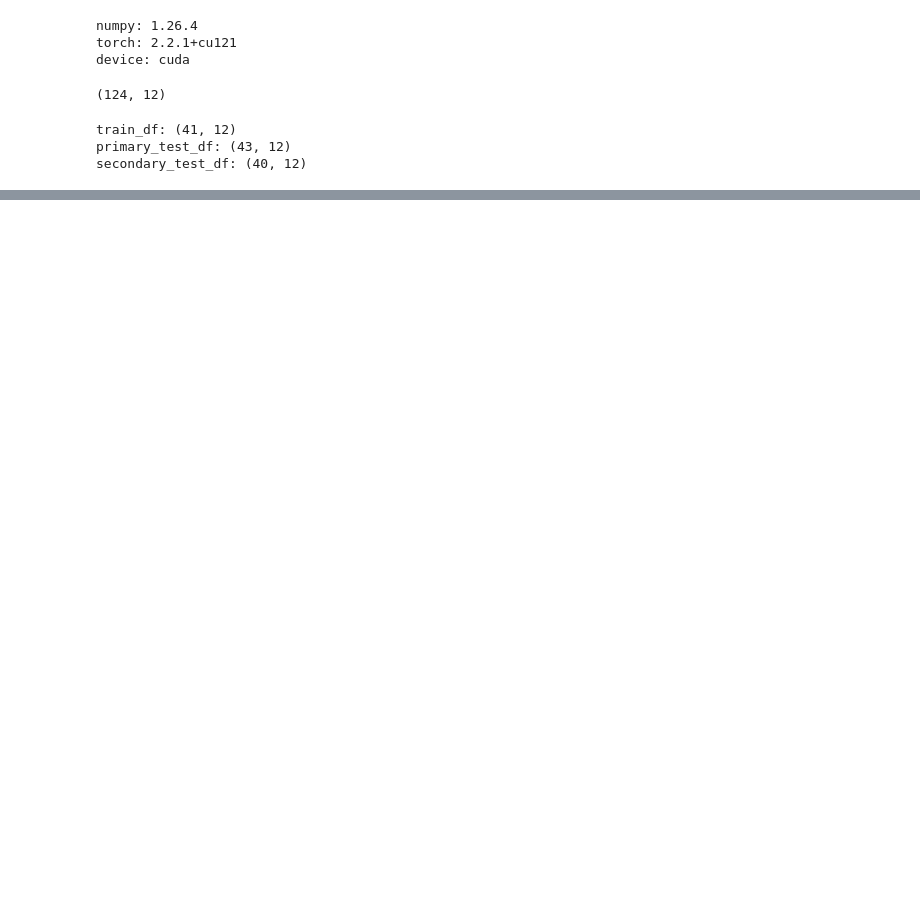
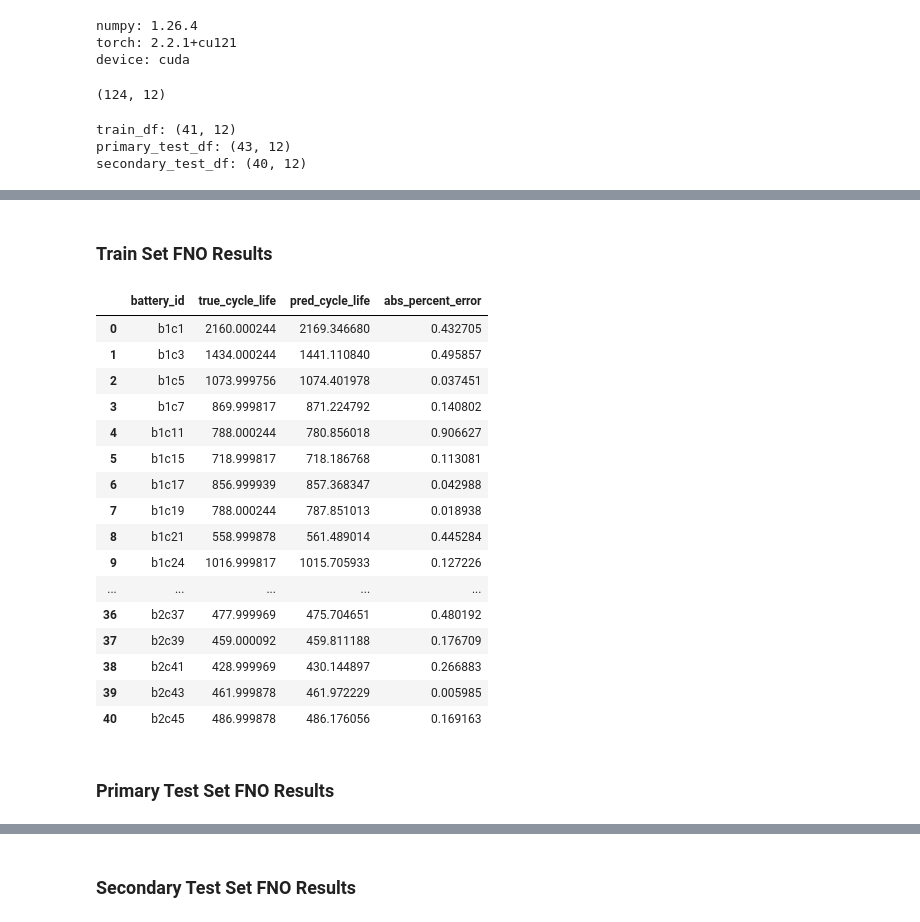
Before and after one commit to KaiWoessner/ECE228_Battery_Project, a Jupyter notebook: fno_model.ipynb, the cells around one changed output, grey strips where cells are left out. Drawn from its saved outputs; the diff is of its cells as text; code cells hidden in the pictures; blank space fills up the shorter version.

```diff
--- a/fno_model.ipynb
+++ b/fno_model.ipynb
@@ -851,0 +854,65 @@ plt.show()
+# %%
+def make_fno_results(battery_ids, true_cycle_life, pred_cycle_life):
+    battery_ids = np.asarray(battery_ids).ravel()
+    true_cycle_life = np.asarray(true_cycle_life).ravel()
+    pred_cycle_life = np.asarray(pred_cycle_life).ravel()
+
+    return pd.DataFrame({
+        "battery_id": battery_ids,
+        "true_cycle_life": true_cycle_life,
+        "pred_cycle_life": pred_cycle_life,
+        "abs_percent_error": (
+            np.abs(pred_cycle_life - true_cycle_life)
+            / true_cycle_life
+            * 100
+        )
+    })
+
+
+train_fno_results = make_fno_results(
+    train_ids,
+    train_true,
+    train_pred
+)
+
+primary_fno_results = make_fno_results(
+    primary_ids,
+    primary_true,
+    primary_pred
+)
+
+secondary_fno_results = make_fno_results(
+    secondary_ids,
+    secondary_true,
+    secondary_pred
+)
+
+
+display(HTML("<h3>Train Set FNO Results</h3>"))
+display(train_fno_results)
+
+display(HTML("<h3>Primary Test Set FNO Results</h3>"))
+display(primary_fno_results)
+
+display(HTML("<h3>Secondary Test Set FNO Results</h3>"))
+display(secondary_fno_results)
+# %% [output]
+Train Set FNO Results
+|  | battery_id | true_cycle_life | pred_cycle_life | abs_percent_error |
+| 0 | b1c1 | 2160.000244 | 2169.346680 | 0.432705 |
+| 1 | b1c3 | 1434.000244 | 1441.110840 | 0.495857 |
+| 2 | b1c5 | 1073.999756 | 1074.401978 | 0.037451 |
+| 3 | b1c7 | 869.999817 | 871.224792 | 0.140802 |
+| 4 | b1c11 | 788.000244 | 780.856018 | 0.906627 |
+| 5 | b1c15 | 718.999817 | 718.186768 | 0.113081 |
+| 6 | b1c17 | 856.999939 | 857.368347 | 0.042988 |
+| 7 | b1c19 | 788.000244 | 787.851013 | 0.018938 |
+| 8 | b1c21 | 558.999878 | 561.489014 | 0.445284 |
+| 9 | b1c24 | 1016.999817 | 1015.705933 | 0.127226 |
+| ... | ... | ... | ... | ... |
+| 36 | b2c37 | 477.999969 | 475.704651 | 0.480192 |
+| 37 | b2c39 | 459.000092 | 459.811188 | 0.176709 |
+| 38 | b2c41 | 428.999969 | 430.144897 | 0.266883 |
+| 39 | b2c43 | 461.999878 | 461.972229 | 0.005985 |
+| 40 | b2c45 | 486.999878 | 486.176056 | 0.169163 |
+Primary Test Set FNO Results
@@ -851,0 +936 @@ plt.show()
+Secondary Test Set FNO Results
```
Also changed, not shown: parts of 12 cells of this notebook, 2 other files.
